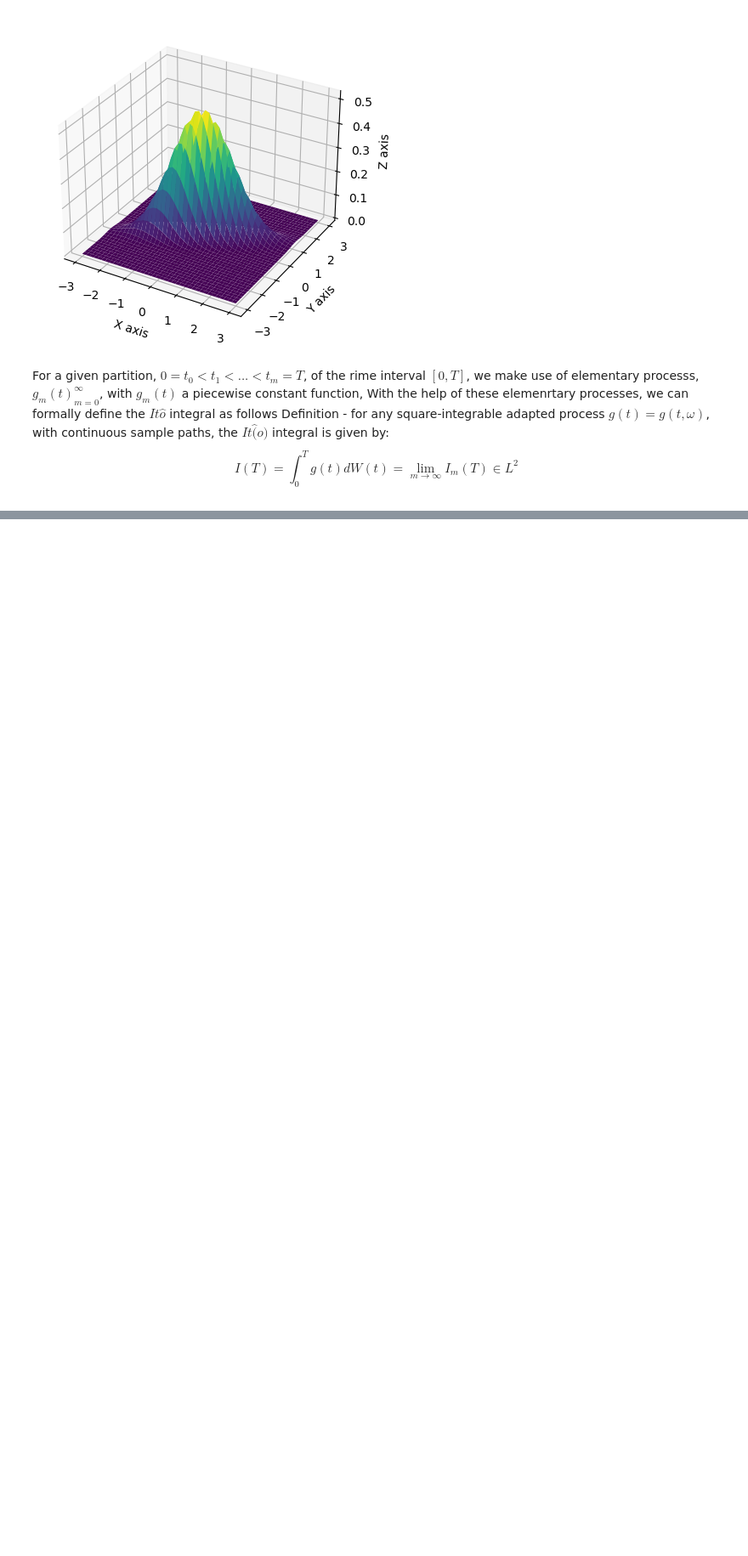
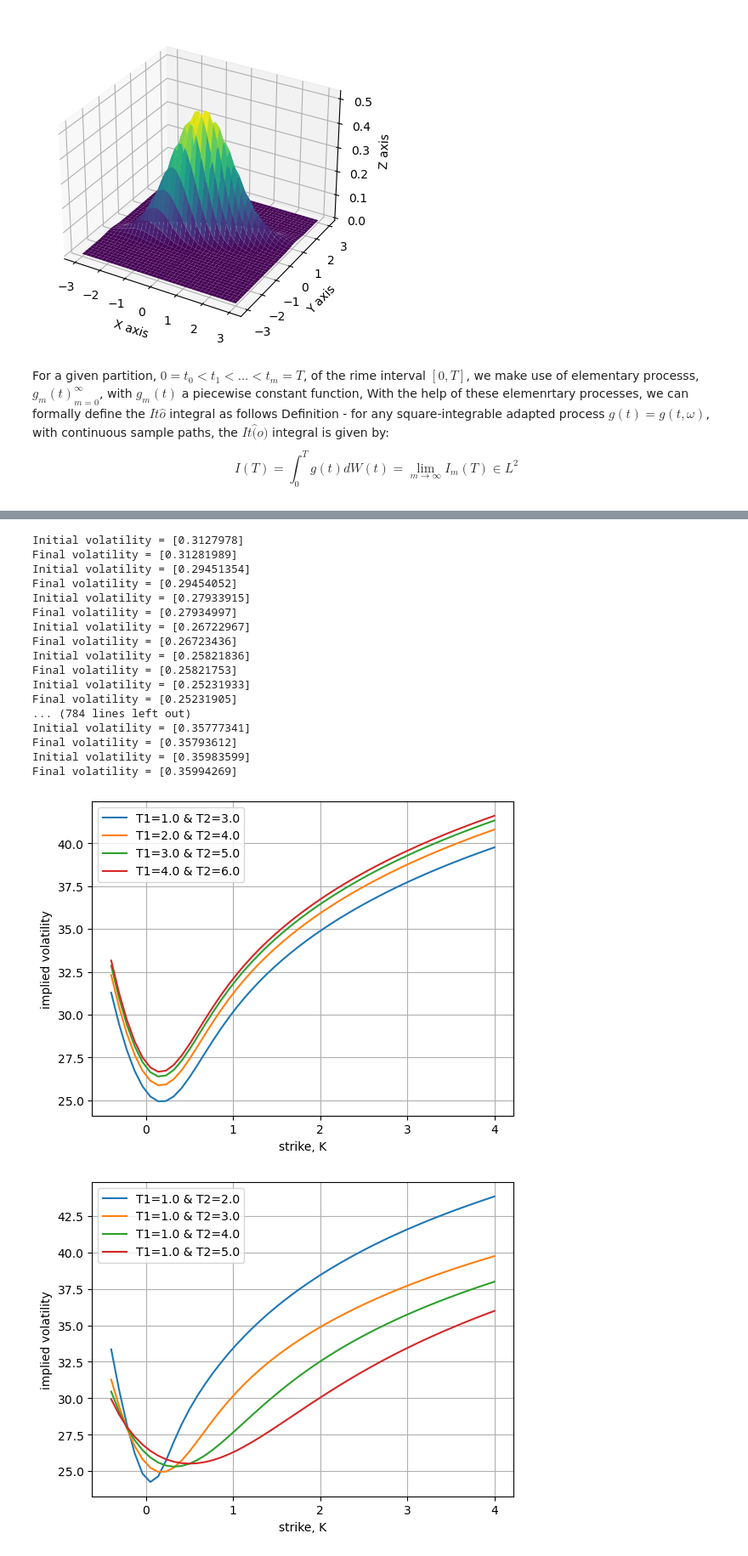
Before and after one commit to AleksandrMorozov123/Financial-modelling-in-Python-and-R, a Jupyter notebook: python-mathematical-modeling.ipynb, the cells around one changed output, grey strips where cells are left out. Shown at 85% size. Saved outputs shown, nothing was run; the diff lists cells and outputs as text; code cells hidden in the pictures; blank space fills up the shorter version.

Commit message:
Kaggle Notebook | Python mathematical modelling | Version 16

```diff
--- a/python-mathematical-modeling.ipynb
+++ b/python-mathematical-modeling.ipynb
@@ -794,7 +851,7 @@ def ImpliedVolatility_FrwdStart (marketPrice, K, T1, T2, r):
     # To dertermine initiasl volatility we define a grid for sigma
     # and interpolate on the inverse function
     sigmaGrid = np.linspace (0, 2, 200)
-    optPriceGrid = BS_Call_option_price_FrwdStart (K, sigmaGrid, T1, T2, r)
+    optPriceGrid = BS_Call_Option_Price_FrwdStart (K, sigmaGrid, T1, T2, r)
     sigmaInitial = np.interp (marketPrice, optPriceGrid,sigmaGrid)
     print ("Initial volatility = {0}".format (sigmaInitial))
 
@@ -804,7 +861,7 @@ def ImpliedVolatility_FrwdStart (marketPrice, K, T1, T2, r):
     print ("Final volatility = {0}".format (impliedVol))
     return impliedVol
 
-def ChFHestonModelForwardStart (r, T1, T2, kappa, gamma, vbar, c0, rho):
+def ChFHestonModelForwardStart (r, T1, T2, kappa, gamma, vbar, v0, rho):
     i = complex (0.0, 1.0)
     tau = T2 - T1
     D1 = lambda u: np.sqrt (np.power (kappa - gamma * rho * i * u, 2) + (u * u + i * u) * gamma * gamma)
@@ -826,7 +883,7 @@ def mainCalculation ():
     CP = OptionType.CALL
     r = 0.0
     TMat1 = [[1.0, 3.0], [2.0, 4.0], [3.0, 5.0], [4.0, 6.0]]
-    Tmat2 = [[1.0, 2.0], [1.0, 3.0], [1.0, 4.0], [1.0, 5.0]]
+    TMat2 = [[1.0, 2.0], [1.0, 3.0], [1.0, 4.0], [1.0, 5.0]]
     K = np.linspace (-0.4, 4.0, 50)
     K = np.array (K).reshape ([len(K), 1])
 
@@ -851,33 +908,53 @@ def mainCalculation ():
         cf = ChFHestonModelForwardStart (r, T1, T2, kappa, gamma, vbar, v0, rho)
         # Forward-start option by the COS method
         valCOS = CallPutOptionPriceCOSMthd_FrwdStart (cf, CP, r, T1, T2, K, N, L)
         # implied volatilities
         IV = np.zeros ([len (K), 1])
         for idx in range(0,len(K)):
             IV[idx] = ImpliedVolatility_FrwdStart(valCOS[idx],K[idx],T1,T2,r)
         plt.plot(K,IV*100.0)
         legend.append('T1={0} & T2={1}'.format(T1,T2))
     plt.legend(legend)
     plt.figure(2)
     plt.grid()
     plt.xlabel('strike, K')
     plt.ylabel('implied volatility')
     legend = []
     for T_pair in TMat2:
         T1= T_pair[0]
         T2= T_pair[1]
         cf = ChFHestonModelForwardStart(r,T1,T2,kappa,gamma,vbar,v0,rho)
         # Forward-start option by the COS method
         valCOS = CallPutOptionPriceCOSMthd_FrwdStart(cf,CP,r,T1,T2,K,N,L)
         # Implied volatilities
         IV =np.zeros([len(K),1])
         for idx in range(0,len(K)):
             IV[idx] = ImpliedVolatility_FrwdStart(valCOS[idx],K[idx],T1,T2,r)
         plt.plot(K,IV*100.0)
         legend.append('T1={0} & T2={1}'.format(T1,T2))
     plt.legend(legend)
 
 mainCalculation()
+# %% [output]
+Initial volatility = [0.3127978]
+Final volatility = [0.31281989]
+Initial volatility = [0.29451354]
+Final volatility = [0.29454052]
+Initial volatility = [0.27933915]
+Final volatility = [0.27934997]
+Initial volatility = [0.26722967]
+Final volatility = [0.26723436]
+Initial volatility = [0.25821836]
+Final volatility = [0.25821753]
+Initial volatility = [0.25231933]
+Final volatility = [0.25231905]
+... (784 lines left out)
+Initial volatility = [0.35777341]
+Final volatility = [0.35793612]
+Initial volatility = [0.35983599]
+Final volatility = [0.35994269]
+[figure, added]
+[figure, added]
 # %%
 # This class defines puts and calls
 class OptionType (enum.Enum):
```
Also changed, not shown: parts of 9 cells of this notebook.
